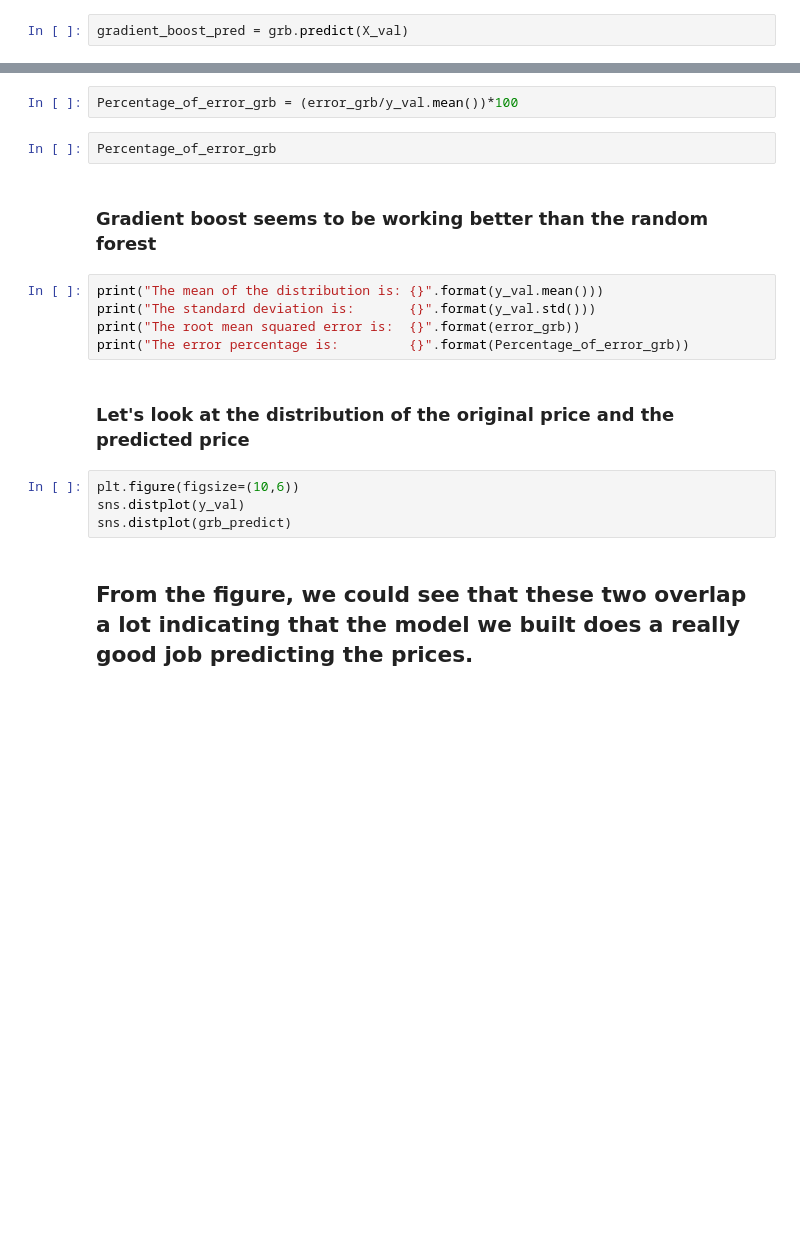
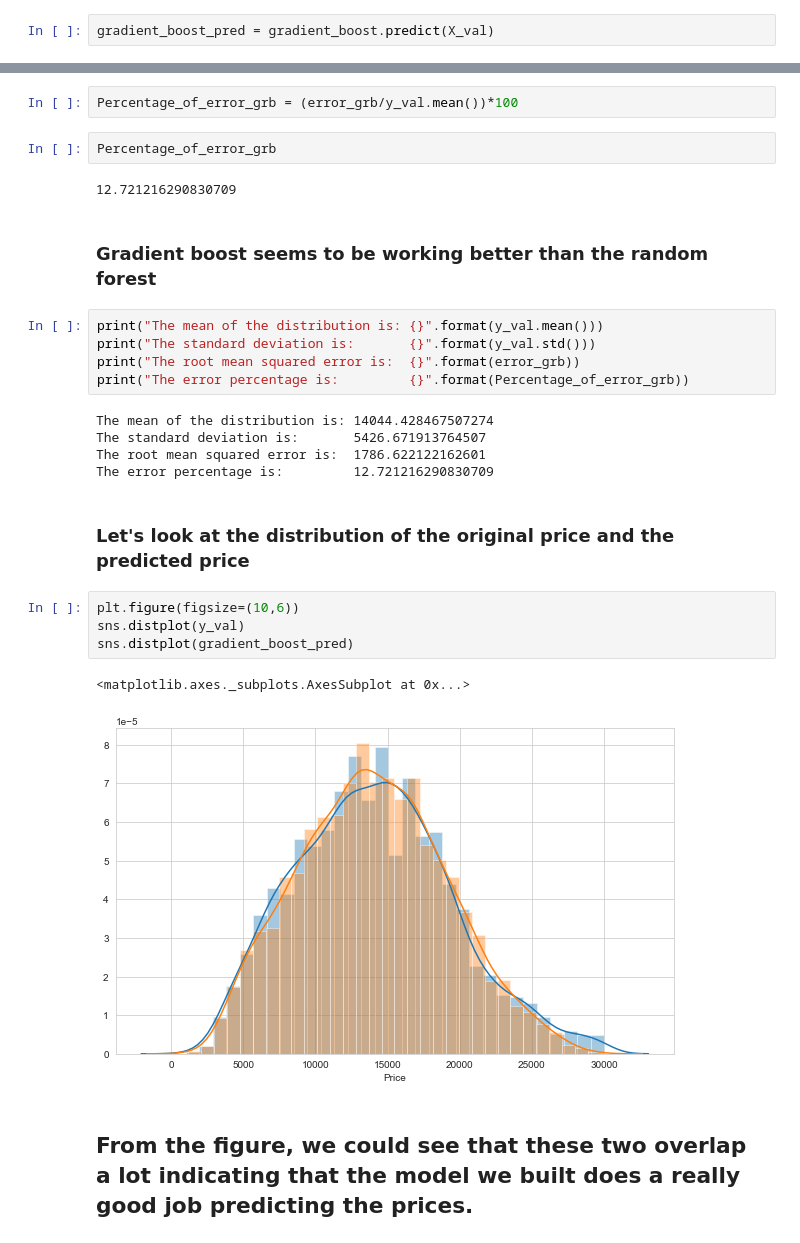
Before and after one commit to amolratnaparkhe/Car-listing-Project, a Jupyter notebook: Car-listing.ipynb, the cells around one changed output, grey strips where cells are left out. Cells and saved outputs as stored; diff of their text form; blank space fills up the shorter version.

```diff
--- a/Car-listing.ipynb
+++ b/Car-listing.ipynb
@@ -618,5 +1077,5 @@ gradient_boost.fit(X_train,y_train)
 # %%
-gradient_boost_pred = grb.predict(X_val)
+gradient_boost_pred = gradient_boost.predict(X_val)
 # %%
 error_grb = np.sqrt(mean_squared_error(y_val,gradient_boost_pred))
 # %%
@@ -625,6 +1086,8 @@ error_grb
 Percentage_of_error_grb = (error_grb/y_val.mean())*100
 # %%
 Percentage_of_error_grb
+# %% [output]
+12.721216290830709
 # %% [markdown]
 ### Gradient boost seems to be working better than the random forest
 # %%
@@ -632,12 +1095,20 @@ print("The mean of the distribution is: {}".format(y_val.mean()))
 print("The standard deviation is:       {}".format(y_val.std()))
 print("The root mean squared error is:  {}".format(error_grb))
 print("The error percentage is:         {}".format(Percentage_of_error_grb))
+# %% [output]
+The mean of the distribution is: 14044.428467507274
+The standard deviation is:       5426.671913764507
+The root mean squared error is:  1786.622122162601
+The error percentage is:         12.721216290830709
 # %% [markdown]
 ### Let's look at the distribution of the original price and the predicted price
 # %%
 plt.figure(figsize=(10,6))
 sns.distplot(y_val)
-sns.distplot(grb_predict)
+sns.distplot(gradient_boost_pred)
+# %% [output]
+<matplotlib.axes._subplots.AxesSubplot at 0x...>
+[figure, added]
 # %% [markdown]
 ## From the figure, we could see that these two overlap a lot indicating that the model we built does a really good job predicting the prices.
 # %% [markdown]
```
Also changed, not shown: parts of 79 cells of this notebook.
